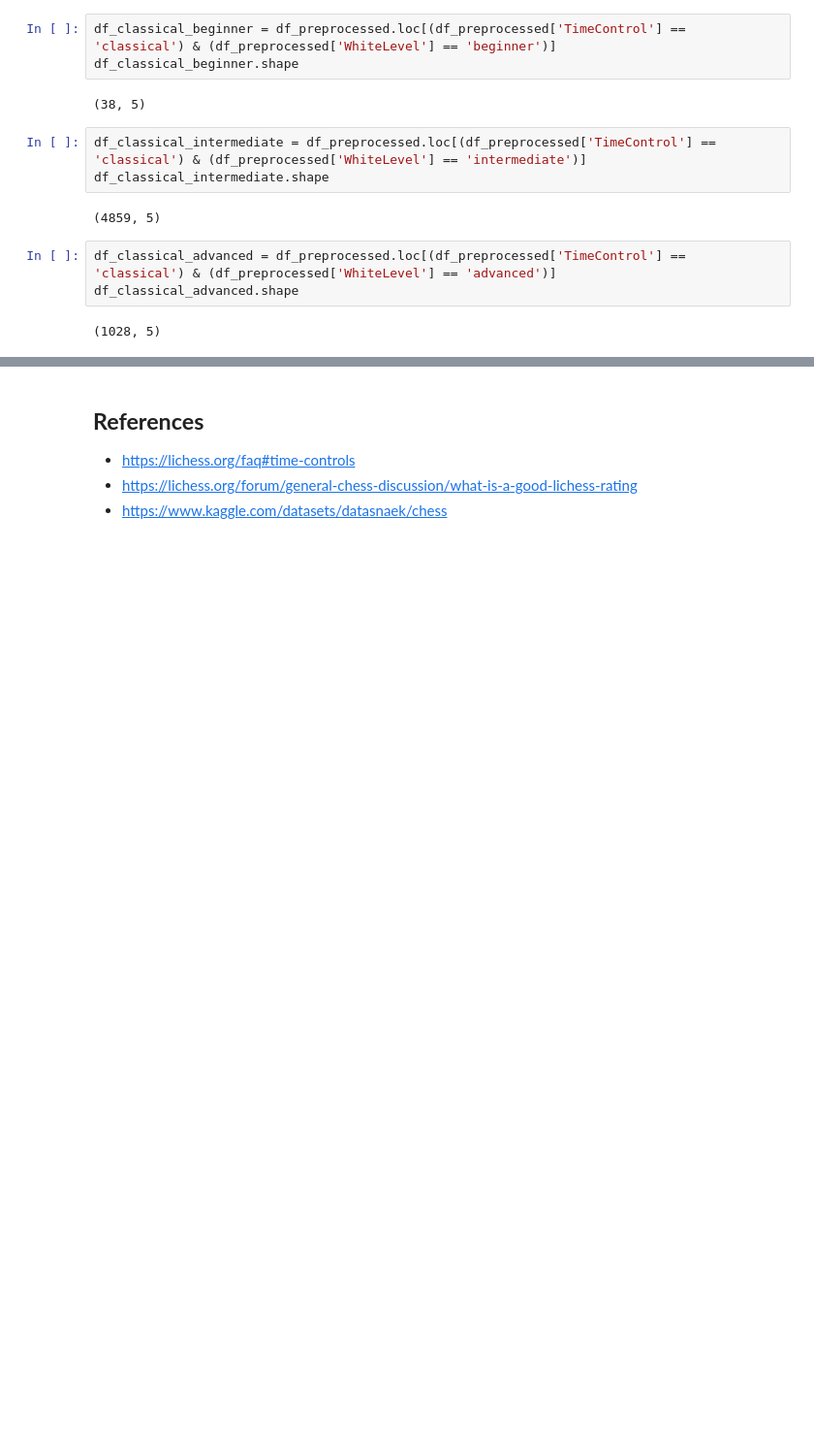
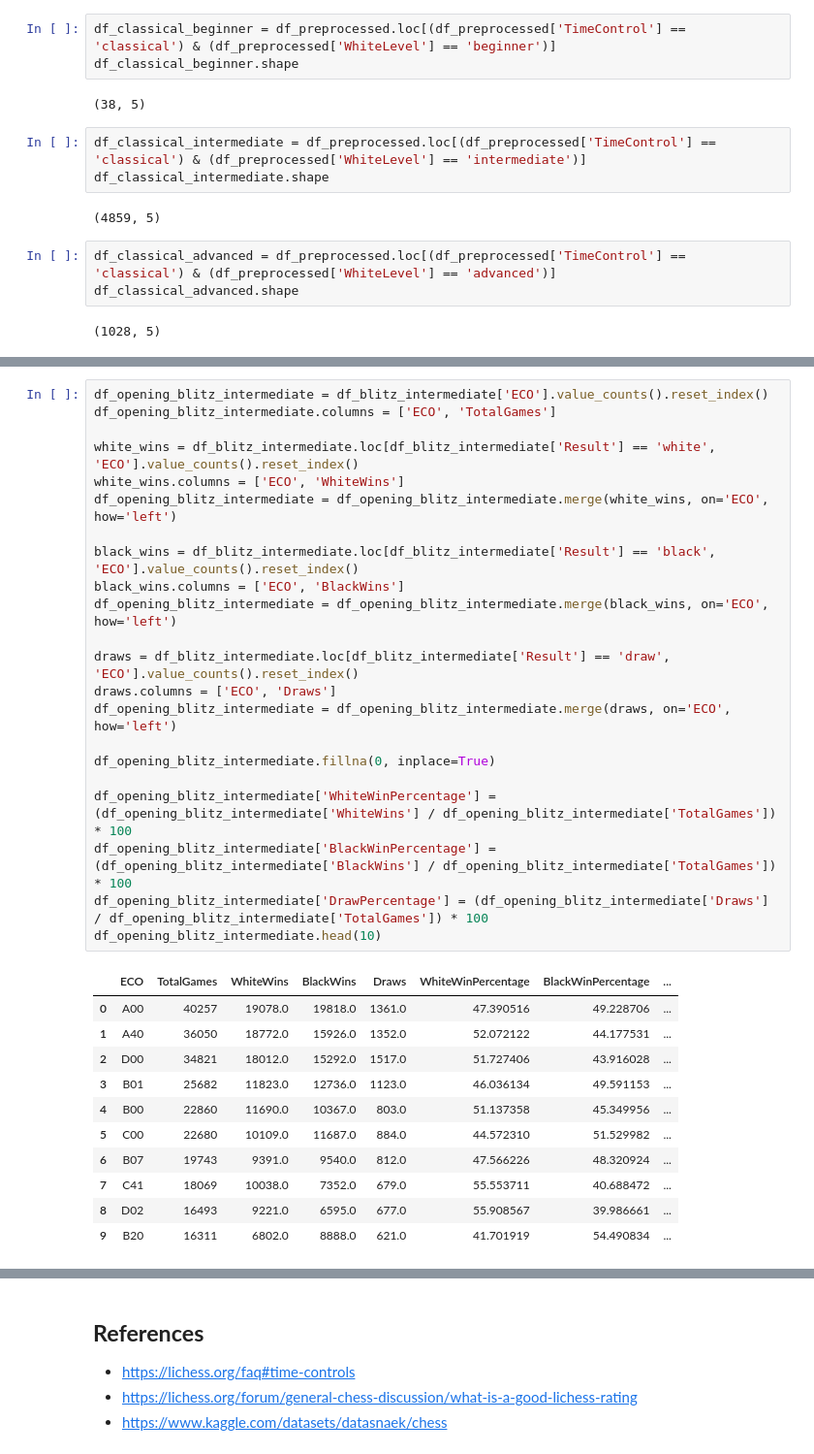
Before and after one commit to HappyPetDog/chess-opening-repertoire, a Jupyter notebook: chess-opening.ipynb, the cells around one changed output, grey strips where cells are left out. Shown at 97% size. Saved outputs shown, nothing was run; the diff lists cells and outputs as text; blank space fills up the shorter version.

```diff
--- a/chess-opening.ipynb
+++ b/chess-opening.ipynb
@@ -397,0 +438,34 @@ df_classical_advanced.shape
+# %%
+df_opening_blitz_intermediate = df_blitz_intermediate['ECO'].value_counts().reset_index()
+df_opening_blitz_intermediate.columns = ['ECO', 'TotalGames']
+
+white_wins = df_blitz_intermediate.loc[df_blitz_intermediate['Result'] == 'white', 'ECO'].value_counts().reset_index()
+white_wins.columns = ['ECO', 'WhiteWins']
+df_opening_blitz_intermediate = df_opening_blitz_intermediate.merge(white_wins, on='ECO', how='left')
+
+black_wins = df_blitz_intermediate.loc[df_blitz_intermediate['Result'] == 'black', 'ECO'].value_counts().reset_index()
+black_wins.columns = ['ECO', 'BlackWins']
+df_opening_blitz_intermediate = df_opening_blitz_intermediate.merge(black_wins, on='ECO', how='left')
+
+draws = df_blitz_intermediate.loc[df_blitz_intermediate['Result'] == 'draw', 'ECO'].value_counts().reset_index()
+draws.columns = ['ECO', 'Draws']
+df_opening_blitz_intermediate = df_opening_blitz_intermediate.merge(draws, on='ECO', how='left')
+
+df_opening_blitz_intermediate.fillna(0, inplace=True)
+
+df_opening_blitz_intermediate['WhiteWinPercentage'] = (df_opening_blitz_intermediate['WhiteWins'] / df_opening_blitz_intermediate['TotalGames']) * 100
+df_opening_blitz_intermediate['BlackWinPercentage'] = (df_opening_blitz_intermediate['BlackWins'] / df_opening_blitz_intermediate['TotalGames']) * 100
+df_opening_blitz_intermediate['DrawPercentage'] = (df_opening_blitz_intermediate['Draws'] / df_opening_blitz_intermediate['TotalGames']) * 100
+df_opening_blitz_intermediate.head(10)
+# %% [output]
+|  | ECO | TotalGames | WhiteWins | BlackWins | Draws | WhiteWinPercentage | BlackWinPercentage | ... |
+| 0 | A00 | 40257 | 19078.0 | 19818.0 | 1361.0 | 47.390516 | 49.228706 | ... |
+| 1 | A40 | 36050 | 18772.0 | 15926.0 | 1352.0 | 52.072122 | 44.177531 | ... |
+| 2 | D00 | 34821 | 18012.0 | 15292.0 | 1517.0 | 51.727406 | 43.916028 | ... |
+| 3 | B01 | 25682 | 11823.0 | 12736.0 | 1123.0 | 46.036134 | 49.591153 | ... |
+| 4 | B00 | 22860 | 11690.0 | 10367.0 | 803.0 | 51.137358 | 45.349956 | ... |
+| 5 | C00 | 22680 | 10109.0 | 11687.0 | 884.0 | 44.572310 | 51.529982 | ... |
+| 6 | B07 | 19743 | 9391.0 | 9540.0 | 812.0 | 47.566226 | 48.320924 | ... |
+| 7 | C41 | 18069 | 10038.0 | 7352.0 | 679.0 | 55.553711 | 40.688472 | ... |
+| 8 | D02 | 16493 | 9221.0 | 6595.0 | 677.0 | 55.908567 | 39.986661 | ... |
+| 9 | B20 | 16311 | 6802.0 | 8888.0 | 621.0 | 41.701919 | 54.490834 | ... |
```
Also changed, not shown: parts of 18 cells of this notebook.
